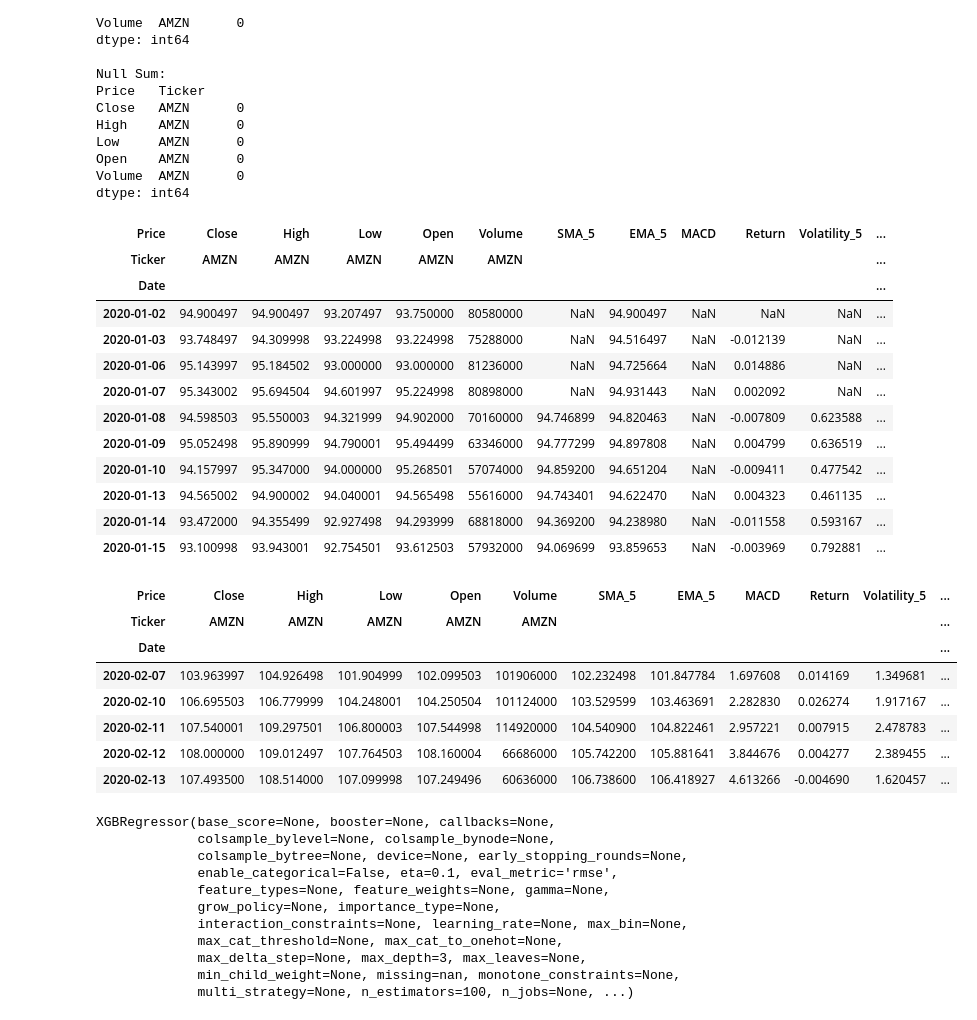
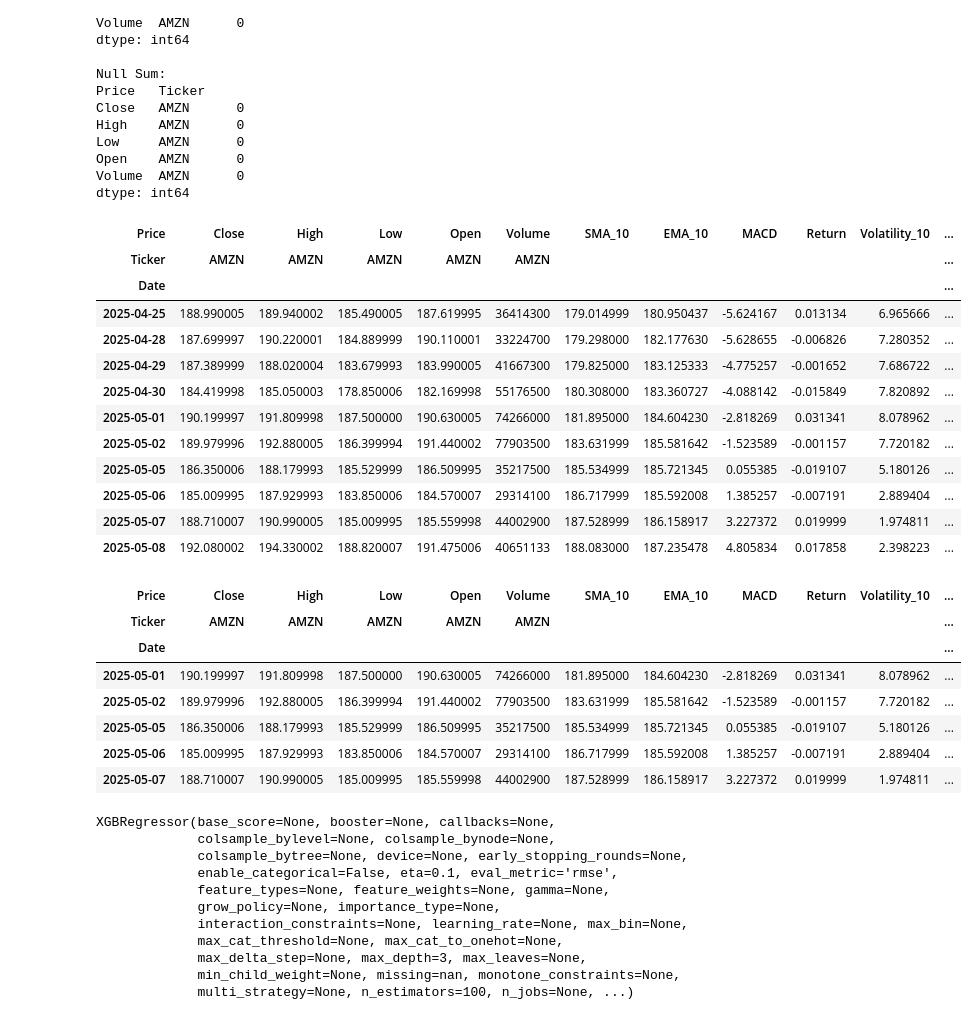
Before and after one commit to OAillon/Stock-Price-Prediction, a Jupyter notebook: jupyter_notebooks/XGBoost.ipynb, the cells around one changed output. Saved outputs shown, nothing was run; the diff lists cells and outputs as text; code cells hidden in the pictures.

```diff
--- a/jupyter_notebooks/XGBoost.ipynb
+++ b/jupyter_notebooks/XGBoost.ipynb
@@ -16,8 +17,11 @@ from sklearn.preprocessing import LabelEncoder
 # %%
 # Gathering data
 # TODO : Create function to get data from yfinance to be used in future projects
+
+# Testing with tomorrows data
 ticker =  "AMZN"
 today = date.today()
+tomorrow = today + timedelta(days=1)
 
-amzn = yf.download(ticker, start = "2020-01-01", end = date.today() )
+amzn = yf.download(ticker, start = "2020-01-01", end = tomorrow )
 # %% [output]
@@ -45,30 +48,49 @@ Low     AMZN      0
 Open    AMZN      0
 Volume  AMZN      0
 dtype: int64
+# %%
+# Adding RSI
+def calculate_RSI(series, period=14):
+    delta = series.diff()
+    gain = delta.clip(lower = 0)
+    loss = -1 * delta.clip(upper = 0)
+
+    avg_gain = gain.rolling(window = period, min_periods = period).mean()
+    avg_loss = loss.rolling(window = period, min_periods = period).mean()
+
+    rs = avg_gain / avg_loss
+    rsi = 100 - (100/(1 + rs))
+    return rsi
+#RSI > 70 -> Overbought, chance of price going down
+#RSI < 30 -> Oversold, chance of price going up
 # %%
 # Adding features that could be relevant to the model
 
-amzn['SMA_5'] = amzn['Close'].rolling(window = 5).mean()
-amzn['EMA_5'] = amzn['Close'].ewm(span = 5, adjust = False).mean()
+amzn['SMA_10'] = amzn['Close'].rolling(window = 10).mean()
+amzn['EMA_10'] = amzn['Close'].ewm(span = 10, adjust = False).mean()
 amzn['MACD'] = amzn['Close'].rolling(window = 12).mean() - amzn['Close'].rolling(window = 26).mean()
 amzn['Return'] = amzn['Close'].pct_change()
-amzn['Volatility_5'] = amzn['Close'].rolling(window = 5).std()
+amzn['Volatility_10'] = amzn['Close'].rolling(window = 10).std()
 amzn['Target'] = amzn['Close'].shift(-1)
 amzn['Lag_1'] = amzn['Close'].shift(1)
 amzn['Lag_2'] = amzn['Close'].shift(2)
-
-amzn.head(10)
+amzn['Lag_3'] = amzn['Close'].shift(3)
+amzn['Lag_4'] = amzn['Close'].shift(4)
+amzn['Lag_5'] = amzn['Close'].shift(5)
+amzn['Diff'] = amzn['Close'].diff()
+amzn['RSI_14'] = calculate_RSI(amzn['Close'], period = 14)
+amzn.tail(10)
 # %% [output]
-| Price | Close | High | Low | Open | Volume | SMA_5 | EMA_5 | MACD | Return | Volatility_5 | ... |
+| Price | Close | High | Low | Open | Volume | SMA_10 | EMA_10 | MACD | Return | Volatility_10 | ... |
 | Ticker | AMZN | AMZN | AMZN | AMZN | AMZN |  |  |  |  |  | ... |
 | Date |  |  |  |  |  |  |  |  |  |  | ... |
-| 2020-01-02 | 94.900497 | 94.900497 | 93.207497 | 93.750000 | 80580000 | NaN | 94.900497 | NaN | NaN | NaN | ... |
-| 2020-01-03 | 93.748497 | 94.309998 | 93.224998 | 93.224998 | 75288000 | NaN | 94.516497 | NaN | -0.012139 | NaN | ... |
-| 2020-01-06 | 95.143997 | 95.184502 | 93.000000 | 93.000000 | 81236000 | NaN | 94.725664 | NaN | 0.014886 | NaN | ... |
-| 2020-01-07 | 95.343002 | 95.694504 | 94.601997 | 95.224998 | 80898000 | NaN | 94.931443 | NaN | 0.002092 | NaN | ... |
-| 2020-01-08 | 94.598503 | 95.550003 | 94.321999 | 94.902000 | 70160000 | 94.746899 | 94.820463 | NaN | -0.007809 | 0.623588 | ... |
-| 2020-01-09 | 95.052498 | 95.890999 | 94.790001 | 95.494499 | 63346000 | 94.777299 | 94.897808 | NaN | 0.004799 | 0.636519 | ... |
-| 2020-01-10 | 94.157997 | 95.347000 | 94.000000 | 95.268501 | 57074000 | 94.859200 | 94.651204 | NaN | -0.009411 | 0.477542 | ... |
-| 2020-01-13 | 94.565002 | 94.900002 | 94.040001 | 94.565498 | 55616000 | 94.743401 | 94.622470 | NaN | 0.004323 | 0.461135 | ... |
-| 2020-01-14 | 93.472000 | 94.355499 | 92.927498 | 94.293999 | 68818000 | 94.369200 | 94.238980 | NaN | -0.011558 | 0.593167 | ... |
-| 2020-01-15 | 93.100998 | 93.943001 | 92.754501 | 93.612503 | 57932000 | 94.069699 | 93.859653 | NaN | -0.003969 | 0.792881 | ... |
+| 2025-04-25 | 188.990005 | 189.940002 | 185.490005 | 187.619995 | 36414300 | 179.014999 | 180.950437 | -5.624167 | 0.013134 | 6.965666 | ... |
+| 2025-04-28 | 187.699997 | 190.220001 | 184.889999 | 190.110001 | 33224700 | 179.298000 | 182.177630 | -5.628655 | -0.006826 | 7.280352 | ... |
+| 2025-04-29 | 187.389999 | 188.020004 | 183.679993 | 183.990005 | 41667300 | 179.825000 | 183.125333 | -4.775257 | -0.001652 | 7.686722 | ... |
+| 2025-04-30 | 184.419998 | 185.050003 | 178.850006 | 182.169998 | 55176500 | 180.308000 | 183.360727 | -4.088142 | -0.015849 | 7.820892 | ... |
+| 2025-05-01 | 190.199997 | 191.809998 | 187.500000 | 190.630005 | 74266000 | 181.895000 | 184.604230 | -2.818269 | 0.031341 | 8.078962 | ... |
+| 2025-05-02 | 189.979996 | 192.880005 | 186.399994 | 191.440002 | 77903500 | 183.631999 | 185.581642 | -1.523589 | -0.001157 | 7.720182 | ... |
+| 2025-05-05 | 186.350006 | 188.179993 | 185.529999 | 186.509995 | 35217500 | 185.534999 | 185.721345 | 0.055385 | -0.019107 | 5.180126 | ... |
+| 2025-05-06 | 185.009995 | 187.929993 | 183.850006 | 184.570007 | 29314100 | 186.717999 | 185.592008 | 1.385257 | -0.007191 | 2.889404 | ... |
+| 2025-05-07 | 188.710007 | 190.990005 | 185.009995 | 185.559998 | 44002900 | 187.528999 | 186.158917 | 3.227372 | 0.019999 | 1.974811 | ... |
+| 2025-05-08 | 192.080002 | 194.330002 | 188.820007 | 191.475006 | 40651133 | 188.083000 | 187.235478 | 4.805834 | 0.017858 | 2.398223 | ... |
@@ -75,15 +99,15 @@ amzn.head(10)
 # %%
 amzn.dropna(inplace = True)
-amzn.head()
+amzn.tail()
 # %% [output]
-| Price | Close | High | Low | Open | Volume | SMA_5 | EMA_5 | MACD | Return | Volatility_5 | ... |
+| Price | Close | High | Low | Open | Volume | SMA_10 | EMA_10 | MACD | Return | Volatility_10 | ... |
 | Ticker | AMZN | AMZN | AMZN | AMZN | AMZN |  |  |  |  |  | ... |
 | Date |  |  |  |  |  |  |  |  |  |  | ... |
-| 2020-02-07 | 103.963997 | 104.926498 | 101.904999 | 102.099503 | 101906000 | 102.232498 | 101.847784 | 1.697608 | 0.014169 | 1.349681 | ... |
-| 2020-02-10 | 106.695503 | 106.779999 | 104.248001 | 104.250504 | 101124000 | 103.529599 | 103.463691 | 2.282830 | 0.026274 | 1.917167 | ... |
-| 2020-02-11 | 107.540001 | 109.297501 | 106.800003 | 107.544998 | 114920000 | 104.540900 | 104.822461 | 2.957221 | 0.007915 | 2.478783 | ... |
-| 2020-02-12 | 108.000000 | 109.012497 | 107.764503 | 108.160004 | 66686000 | 105.742200 | 105.881641 | 3.844676 | 0.004277 | 2.389455 | ... |
-| 2020-02-13 | 107.493500 | 108.514000 | 107.099998 | 107.249496 | 60636000 | 106.738600 | 106.418927 | 4.613266 | -0.004690 | 1.620457 | ... |
+| 2025-05-01 | 190.199997 | 191.809998 | 187.500000 | 190.630005 | 74266000 | 181.895000 | 184.604230 | -2.818269 | 0.031341 | 8.078962 | ... |
+| 2025-05-02 | 189.979996 | 192.880005 | 186.399994 | 191.440002 | 77903500 | 183.631999 | 185.581642 | -1.523589 | -0.001157 | 7.720182 | ... |
+| 2025-05-05 | 186.350006 | 188.179993 | 185.529999 | 186.509995 | 35217500 | 185.534999 | 185.721345 | 0.055385 | -0.019107 | 5.180126 | ... |
+| 2025-05-06 | 185.009995 | 187.929993 | 183.850006 | 184.570007 | 29314100 | 186.717999 | 185.592008 | 1.385257 | -0.007191 | 2.889404 | ... |
+| 2025-05-07 | 188.710007 | 190.990005 | 185.009995 | 185.559998 | 44002900 | 187.528999 | 186.158917 | 3.227372 | 0.019999 | 1.974811 | ... |
 # %%
 split_value = 0.8
 split_index = int(split_value * len(amzn))
```
Also changed, not shown: parts of 27 cells of this notebook.
